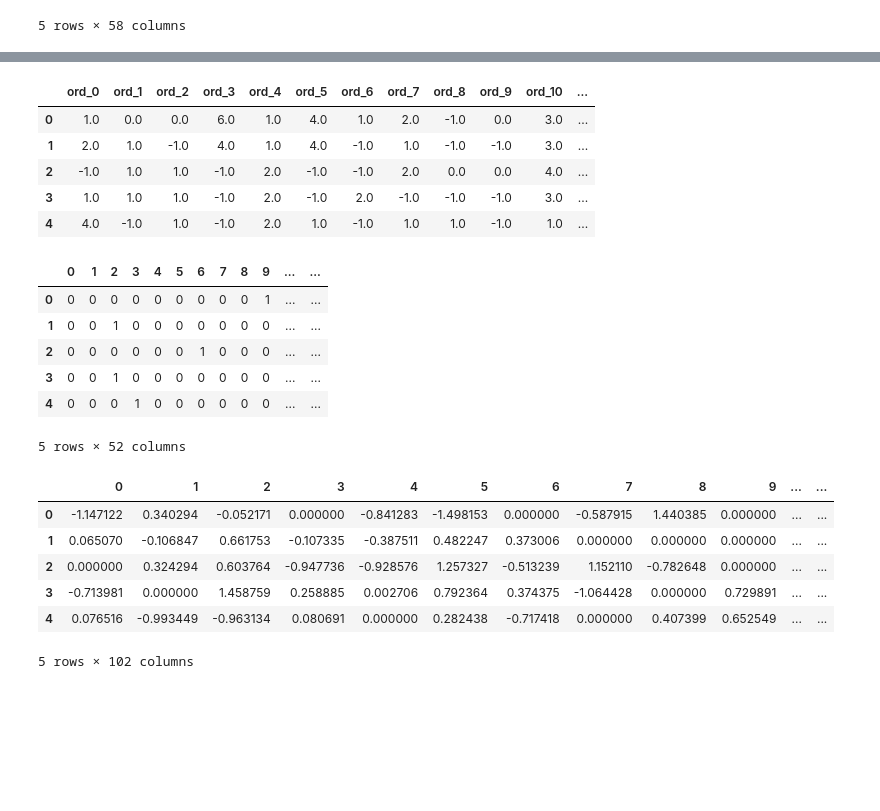
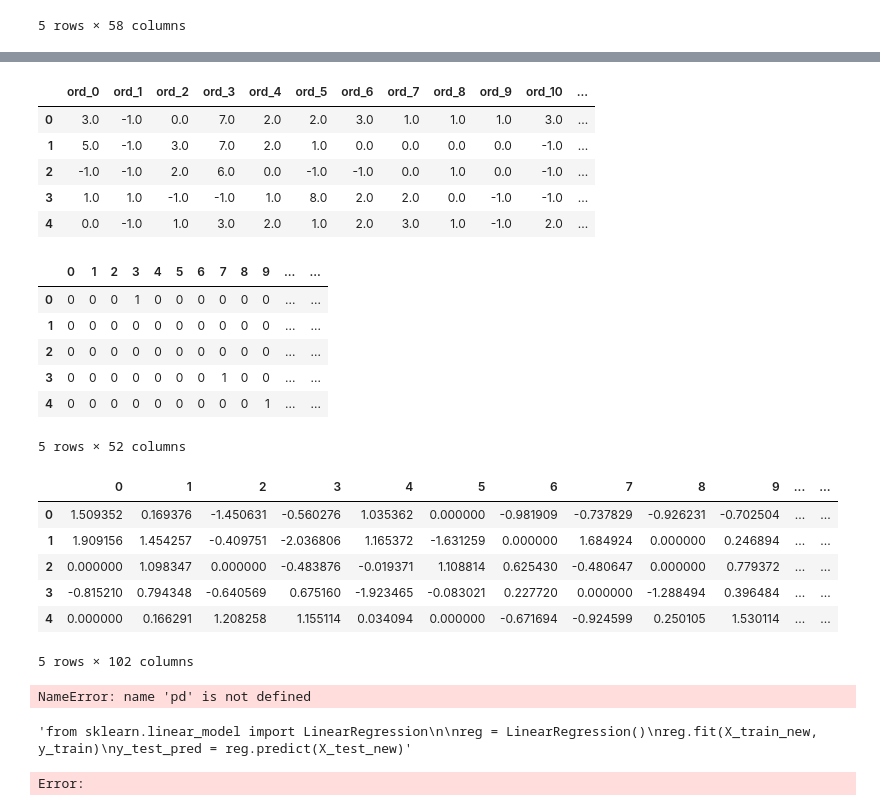
Before and after one commit to leonardopassafiume/DSML_lab, a Jupyter notebook: Lab5/test.ipynb, the cells around one changed output, grey strips where cells are left out. Drawn from its saved outputs; the diff is of its cells as text; code cells hidden in the pictures; blank space fills up the shorter version.

```diff
--- a/Lab5/test.ipynb
+++ b/Lab5/test.ipynb
@@ -98,40 +110,50 @@ dtype: int64
 from sklearn.preprocessing import OrdinalEncoder
 
 oe = OrdinalEncoder()
-X_ord_oe = pd.DataFrame(oe.fit_transform(X_ord), columns=X_ord.columns)
+X_train_ord_oe = pd.DataFrame(oe.fit_transform(X_train_ord), columns=X_train_ord.columns)
+X_test_ord_oe = pd.DataFrame(oe.transform(X_test_ord), columns=X_test_ord.columns)
 
 #for i in X_ord.columns:
 #    print(X_ord[i].unique())
-X_ord_oe.fillna(-1, inplace=True)
-X_ord_oe.head()
+X_train_ord_oe.fillna(-1, inplace=True)
+X_test_ord_oe.fillna(-1, inplace=True)
+
+X_train_ord_oe.head()
 # %% [output]
 |  | ord_0 | ord_1 | ord_2 | ord_3 | ord_4 | ord_5 | ord_6 | ord_7 | ord_8 | ord_9 | ord_10 | ... |
-| 0 | 1.0 | 0.0 | 0.0 | 6.0 | 1.0 | 4.0 | 1.0 | 2.0 | -1.0 | 0.0 | 3.0 | ... |
-| 1 | 2.0 | 1.0 | -1.0 | 4.0 | 1.0 | 4.0 | -1.0 | 1.0 | -1.0 | -1.0 | 3.0 | ... |
-| 2 | -1.0 | 1.0 | 1.0 | -1.0 | 2.0 | -1.0 | -1.0 | 2.0 | 0.0 | 0.0 | 4.0 | ... |
-| 3 | 1.0 | 1.0 | 1.0 | -1.0 | 2.0 | -1.0 | 2.0 | -1.0 | -1.0 | -1.0 | 3.0 | ... |
-| 4 | 4.0 | -1.0 | 1.0 | -1.0 | 2.0 | 1.0 | -1.0 | 1.0 | 1.0 | -1.0 | 1.0 | ... |
+| 0 | 3.0 | -1.0 | 0.0 | 7.0 | 2.0 | 2.0 | 3.0 | 1.0 | 1.0 | 1.0 | 3.0 | ... |
+| 1 | 5.0 | -1.0 | 3.0 | 7.0 | 2.0 | 1.0 | 0.0 | 0.0 | 0.0 | 0.0 | -1.0 | ... |
+| 2 | -1.0 | -1.0 | 2.0 | 6.0 | 0.0 | -1.0 | -1.0 | 0.0 | 1.0 | 0.0 | -1.0 | ... |
+| 3 | 1.0 | 1.0 | -1.0 | -1.0 | 1.0 | 8.0 | 2.0 | 2.0 | 0.0 | -1.0 | -1.0 | ... |
+| 4 | 0.0 | -1.0 | 1.0 | 3.0 | 2.0 | 1.0 | 2.0 | 3.0 | 1.0 | -1.0 | 2.0 | ... |
 # %%
 # Drop categorical columns with only one category plus NaN
 
-for i in X_cat.columns:
-    num = len((X_cat[i].unique()))
+for i in X_train_cat.columns:
+    num = len((X_train_cat[i].unique()))
     if num <= 2:
-        X_cat.drop(columns={i}, inplace=True)
+        X_train_cat.drop(columns={i}, inplace=True)
 
-X_cat.fillna('missing', inplace=True)
+for i in X_test_cat.columns:
+    num = len((X_test_cat[i].unique()))
+    if num <= 2:
+        X_test_cat.drop(columns={i}, inplace=True)
+
+X_train_cat.fillna('missing', inplace=True)
+X_test_cat.fillna('missing', inplace=True)
 # %%
 from sklearn.preprocessing import OneHotEncoder
 
 ohe = OneHotEncoder(sparse_output=False, dtype=int)
-X_cat_ohe = pd.DataFrame(ohe.fit_transform(X_cat))
+X_train_cat_ohe = pd.DataFrame(ohe.fit_transform(X_train_cat))
+X_test_cat_ohe = pd.DataFrame(ohe.transform(X_test_cat))
 # %%
-X_cat_ohe.head()
+X_train_cat_ohe.head()
 # %% [output]
 |  | 0 | 1 | 2 | 3 | 4 | 5 | 6 | 7 | 8 | 9 | ... | ... |
-| 0 | 0 | 0 | 0 | 0 | 0 | 0 | 0 | 0 | 0 | 1 | ... | ... |
-| 1 | 0 | 0 | 1 | 0 | 0 | 0 | 0 | 0 | 0 | 0 | ... | ... |
-| 2 | 0 | 0 | 0 | 0 | 0 | 0 | 1 | 0 | 0 | 0 | ... | ... |
-| 3 | 0 | 0 | 1 | 0 | 0 | 0 | 0 | 0 | 0 | 0 | ... | ... |
-| 4 | 0 | 0 | 0 | 1 | 0 | 0 | 0 | 0 | 0 | 0 | ... | ... |
+| 0 | 0 | 0 | 0 | 1 | 0 | 0 | 0 | 0 | 0 | 0 | ... | ... |
+| 1 | 0 | 0 | 0 | 0 | 0 | 0 | 0 | 0 | 0 | 0 | ... | ... |
+| 2 | 0 | 0 | 0 | 0 | 0 | 0 | 0 | 0 | 0 | 0 | ... | ... |
+| 3 | 0 | 0 | 0 | 0 | 0 | 0 | 0 | 1 | 0 | 0 | ... | ... |
+| 4 | 0 | 0 | 0 | 0 | 0 | 0 | 0 | 0 | 0 | 1 | ... | ... |
 5 rows × 52 columns
@@ -140,10 +160,26 @@ X_new = np.hstack((X_cont_norm, X_ord_oe, X_cat_ohe))
+# %%
+X_train_new = np.hstack((X_train_cont_norm, X_train_ord_oe, X_train_cat_ohe))
+X_test_new = np.hstack((X_test_cont_norm, X_test_ord_oe, X_test_cat_ohe))
 # %%
-pd.DataFrame(X_new).head()
+pd.DataFrame(X_train_new).head()
 # %% [output]
 |  | 0 | 1 | 2 | 3 | 4 | 5 | 6 | 7 | 8 | 9 | ... | ... |
-| 0 | -1.147122 | 0.340294 | -0.052171 | 0.000000 | -0.841283 | -1.498153 | 0.000000 | -0.587915 | 1.440385 | 0.000000 | ... | ... |
-| 1 | 0.065070 | -0.106847 | 0.661753 | -0.107335 | -0.387511 | 0.482247 | 0.373006 | 0.000000 | 0.000000 | 0.000000 | ... | ... |
-| 2 | 0.000000 | 0.324294 | 0.603764 | -0.947736 | -0.928576 | 1.257327 | -0.513239 | 1.152110 | -0.782648 | 0.000000 | ... | ... |
-| 3 | -0.713981 | 0.000000 | 1.458759 | 0.258885 | 0.002706 | 0.792364 | 0.374375 | -1.064428 | 0.000000 | 0.729891 | ... | ... |
-| 4 | 0.076516 | -0.993449 | -0.963134 | 0.080691 | 0.000000 | 0.282438 | -0.717418 | 0.000000 | 0.407399 | 0.652549 | ... | ... |
+| 0 | 1.509352 | 0.169376 | -1.450631 | -0.560276 | 1.035362 | 0.000000 | -0.981909 | -0.737829 | -0.926231 | -0.702504 | ... | ... |
+| 1 | 1.909156 | 1.454257 | -0.409751 | -2.036806 | 1.165372 | -1.631259 | 0.000000 | 1.684924 | 0.000000 | 0.246894 | ... | ... |
+| 2 | 0.000000 | 1.098347 | 0.000000 | -0.483876 | -0.019371 | 1.108814 | 0.625430 | -0.480647 | 0.000000 | 0.779372 | ... | ... |
+| 3 | -0.815210 | 0.794348 | -0.640569 | 0.675160 | -1.923465 | -0.083021 | 0.227720 | 0.000000 | -1.288494 | 0.396484 | ... | ... |
+| 4 | 0.000000 | 0.166291 | 1.208258 | 1.155114 | 0.034094 | 0.000000 | -0.671694 | -0.924599 | 0.250105 | 1.530114 | ... | ... |
 5 rows × 102 columns
+# %%
+pd.DataFrame(X_test_new).isna().sum()
+# %% [output]
+NameError: name 'pd' is not defined
+# %%
+'''from sklearn.linear_model import LinearRegression
+
+reg = LinearRegression()
+reg.fit(X_train_new, y_train)
+y_test_pred = reg.predict(X_test_new)'''
+# %% [output]
+'from sklearn.linear_model import LinearRegression\n\nreg = LinearRegression()\nreg.fit(X_train_new, y_train)\ny_test_pred = reg.predict(X_test_new)'
+Error:
```
Also changed, not shown: parts of 10 cells of this notebook.
